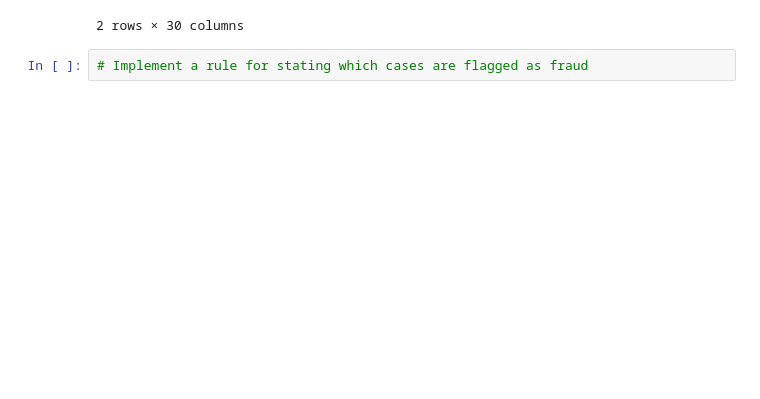
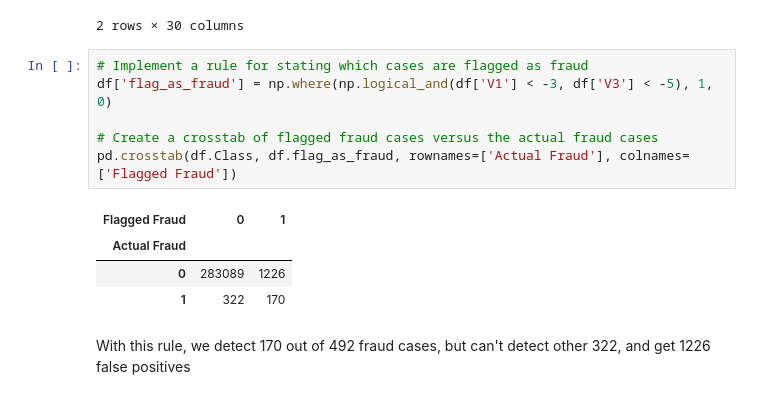
Before and after one commit to OddExtension5/Credit_Card_Fraud_Detection, a Jupyter notebook: notebook/Credit Card Fraud Detection.ipynb, the cells around one changed output. Drawn from its saved outputs; the diff is of its cells as text; blank space fills up the shorter version.

```diff
--- a/notebook/Credit Card Fraud Detection.ipynb
+++ b/notebook/Credit Card Fraud Detection.ipynb
@@ -137,5 +182,16 @@ df.groupby('Class').mean()
 | 0 | 94838.202258 | 0.008258 | -0.006271 | 0.012171 | -0.007860 | 0.005453 | 0.002419 | 0.009637 | -0.000987 | 0.004467 | ... | ... |
 | 1 | 80746.806911 | -4.771948 | 3.623778 | -7.033281 | 4.542029 | -3.151225 | -1.397737 | -5.568731 | 0.570636 | -2.581123 | ... | ... |
 2 rows × 30 columns
-# %%
-# Implement a rule for stating which cases are flagged as fraud
+# %%
+# Implement a rule for stating which cases are flagged as fraud
+df['flag_as_fraud'] = np.where(np.logical_and(df['V1'] < -3, df['V3'] < -5), 1, 0)
+
+# Create a crosstab of flagged fraud cases versus the actual fraud cases
+pd.crosstab(df.Class, df.flag_as_fraud, rownames=['Actual Fraud'], colnames=['Flagged Fraud'])
+# %% [output]
+| Flagged Fraud | 0 | 1 |
+| Actual Fraud |  |  |
+| 0 | 283089 | 1226 |
+| 1 | 322 | 170 |
+# %% [markdown]
+With this rule, we detect 170 out of 492 fraud cases, but can't detect other 322, and get 1226 false positives
```
Also changed, not shown: parts of 4 cells of this notebook.
